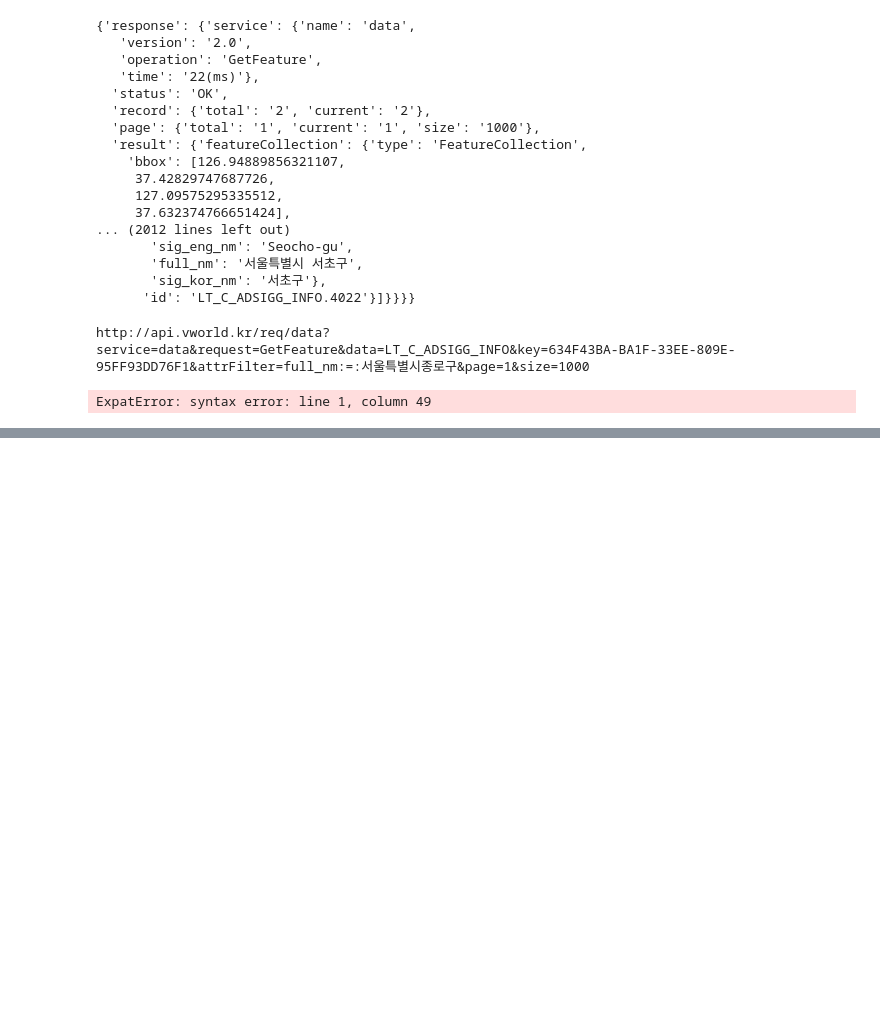
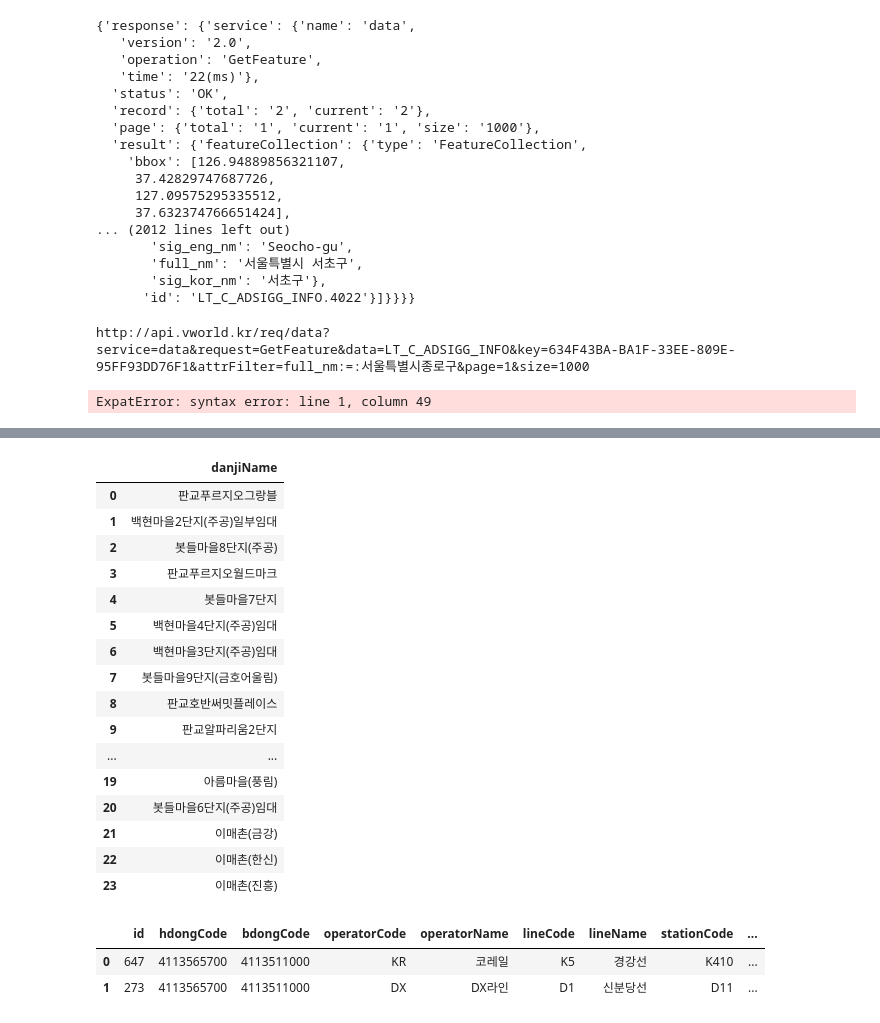
Before and after one commit to ljs7463/prop-tech, a Jupyter notebook: Map Visualization/FoliumGeo.ipynb, the cells around one changed output, grey strips where cells are left out. Cells and saved outputs as stored; diff of their text form; code cells hidden in the pictures; blank space fills up the shorter version.

```diff
--- a/Map Visualization/FoliumGeo.ipynb
+++ b/Map Visualization/FoliumGeo.ipynb
@@ -637,0 +569,35 @@ geo = continue_land()
+# %%
+things[['danjiName']]
+# %% [output]
+|  | danjiName |
+| 0 | 판교푸르지오그랑블 |
+| 1 | 백현마을2단지(주공)일부임대 |
+| 2 | 봇들마을8단지(주공) |
+| 3 | 판교푸르지오월드마크 |
+| 4 | 봇들마을7단지 |
+| 5 | 백현마을4단지(주공)임대 |
+| 6 | 백현마을3단지(주공)임대 |
+| 7 | 봇들마을9단지(금호어울림) |
+| 8 | 판교호반써밋플레이스 |
+| 9 | 판교알파리움2단지 |
+| ... | ... |
+| 19 | 아름마을(풍림) |
+| 20 | 봇들마을6단지(주공)임대 |
+| 21 | 이매촌(금강) |
+| 22 | 이매촌(한신) |
+| 23 | 이매촌(진흥) |
+# %%
+# 반경내 지하철역 조회
+sql2 = f"""
+SELECT * ,
+       ST_Distance_Sphere(POINT({lon},{lat}),POINT(lon,lat)) AS distance
+FROM aide.railway_station_info
+WHERE ST_Distance_Sphere(POINT({lon},{lat}),POINT(lon,lat)) <= {radius}
+ORDER BY distance ASC;
+"""
+train = db.read_table(sql2)
+train
+# %% [output]
+|  | id | hdongCode | bdongCode | operatorCode | operatorName | lineCode | lineName | stationCode | ... |
+| 0 | 647 | 4113565700 | 4113511000 | KR | 코레일 | K5 | 경강선 | K410 | ... |
+| 1 | 273 | 4113565700 | 4113511000 | DX | DX라인 | D1 | 신분당선 | D11 | ... |
```
Also changed, not shown: parts of 12 cells of this notebook.
